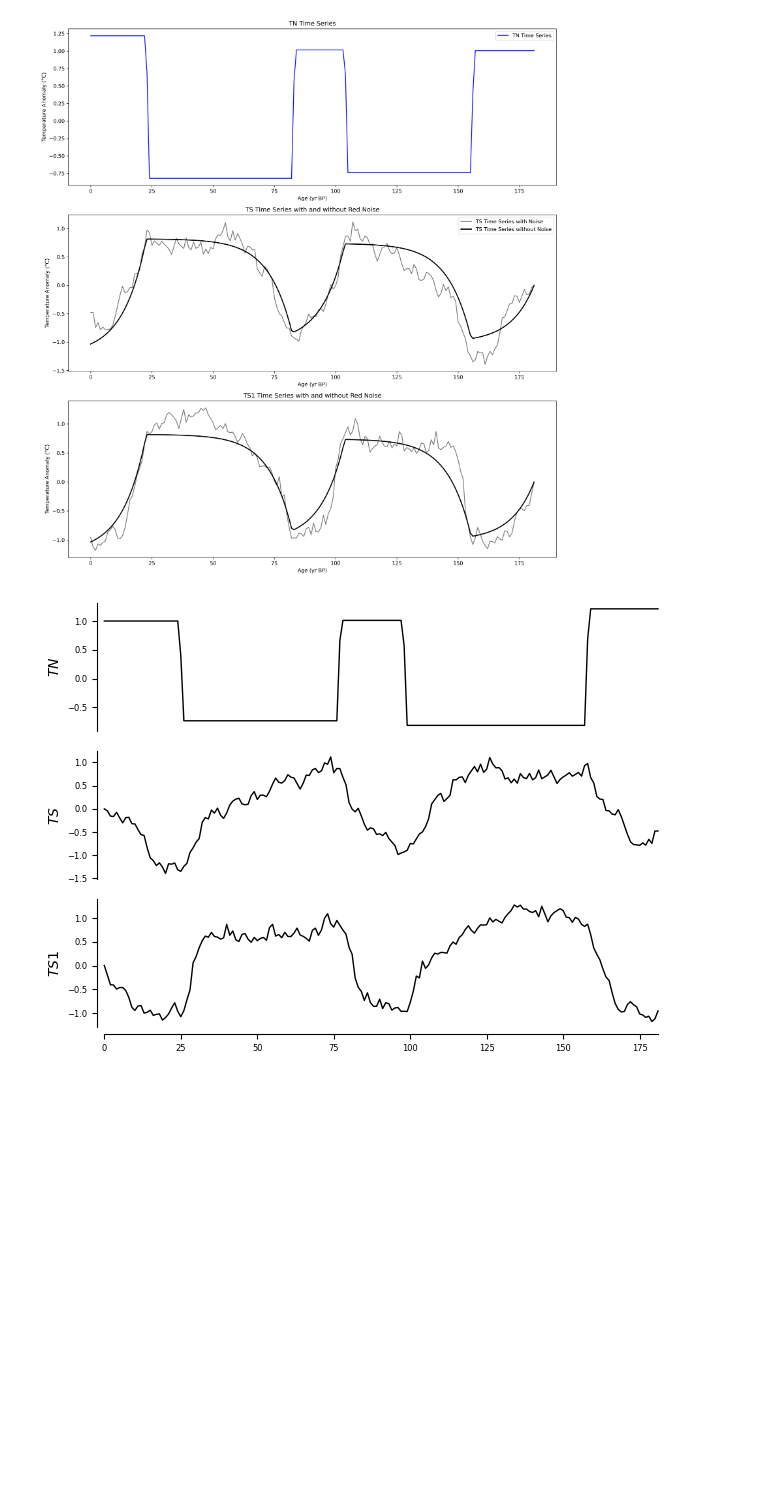
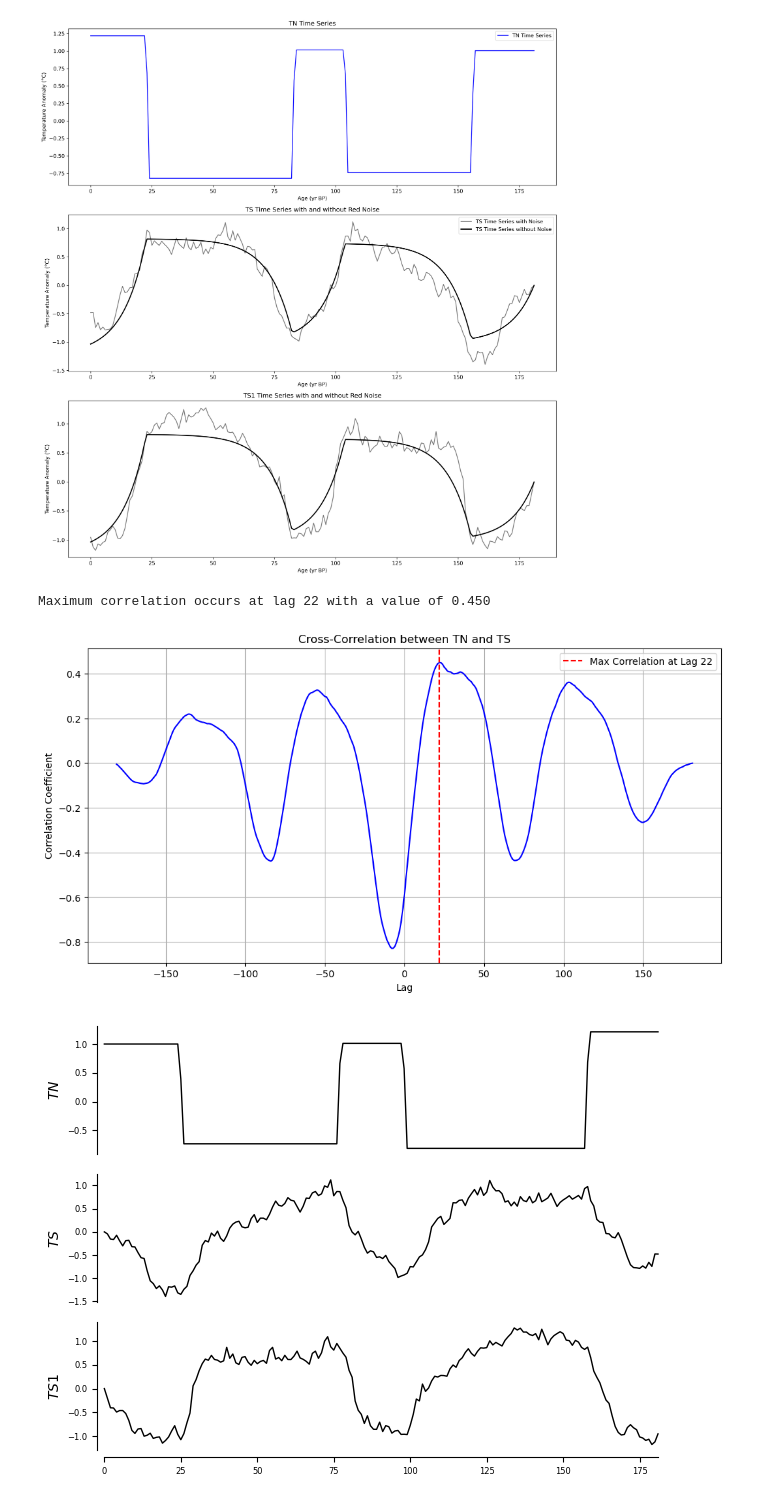
Before and after one commit to Peisong-Zheng/DO_causality, a Jupyter notebook: PCMCI_GPDC_SJ03.ipynb, the cells around one changed output. Saved outputs shown, nothing was run; the diff lists cells and outputs as text; code cells hidden in the pictures; blank space fills up the shorter version.

```diff
--- a/PCMCI_GPDC_SJ03.ipynb
+++ b/PCMCI_GPDC_SJ03.ipynb
@@ -179,6 +179,51 @@ plt.tight_layout()
 plt.show()
 # %% [output]
 [figure]
+# %%
+import numpy as np
+import matplotlib.pyplot as plt
+from scipy.signal import correlate
+
+
+
+# Make sure both series are numpy arrays
+TN = np.array(tn_time_series_resampled)
+TS = np.array(TS_with_adjusted_noise_reversed)
+
+# Task 1: Calculate the lagged correlation
+# Subtract mean to center the data
+TN_centered = TN - np.mean(TN)
+TS_centered = TS - np.mean(TS)
+
+# Compute the cross-correlation
+correlation = correlate(TS_centered, TN_centered, mode='full')
+
+# Create an array of lag values
+lags = np.arange(-len(TN) + 1, len(TN))
+
+# Normalize the correlation coefficients
+correlation_normalized = correlation / (np.std(TS) * np.std(TN) * len(TN))
+
+# Find the lag with the maximum correlation
+max_corr_index = np.argmax(correlation_normalized)
+optimal_lag = lags[max_corr_index]
+max_corr_value = correlation_normalized[max_corr_index]
+
+print(f'Maximum correlation occurs at lag {optimal_lag} with a value of {max_corr_value:.3f}')
+
+# Task 2: Plot the correlation strength with lag
+plt.figure(figsize=(12, 6))
+plt.plot(lags, correlation_normalized, color='blue')
+plt.title('Cross-Correlation between TN and TS')
+plt.xlabel('Lag')
+plt.ylabel('Correlation Coefficient')
+plt.grid(True)
+plt.axvline(x=optimal_lag, color='red', linestyle='--', label=f'Max Correlation at Lag {optimal_lag}')
+plt.legend()
+plt.show()
+# %% [output]
+Maximum correlation occurs at lag 22 with a value of 0.450
+[figure, added]
 # %%
 # reverse data
 TN=tn_time_series_resampled[::-1]
```
Also changed, not shown: 2 other files.
